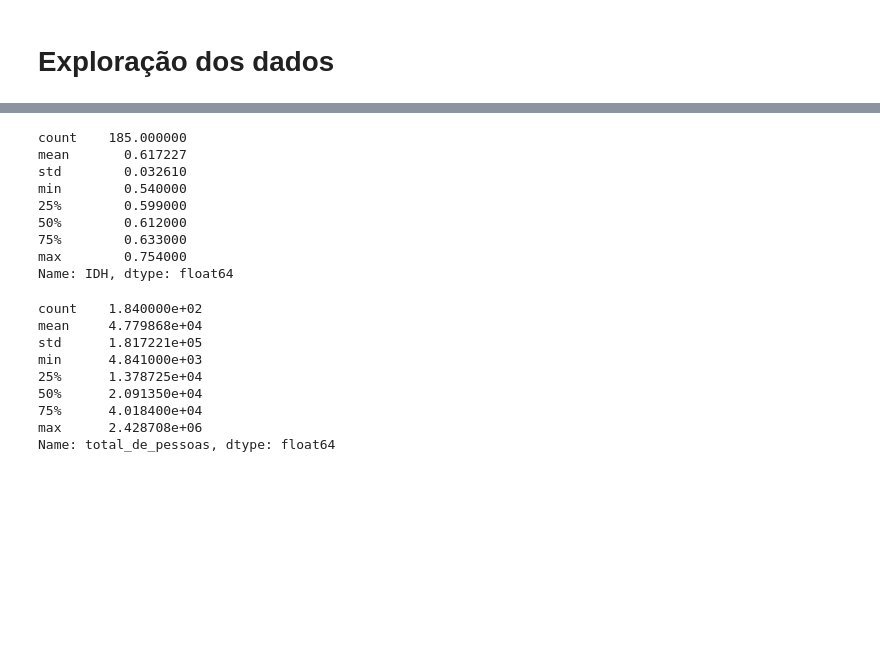
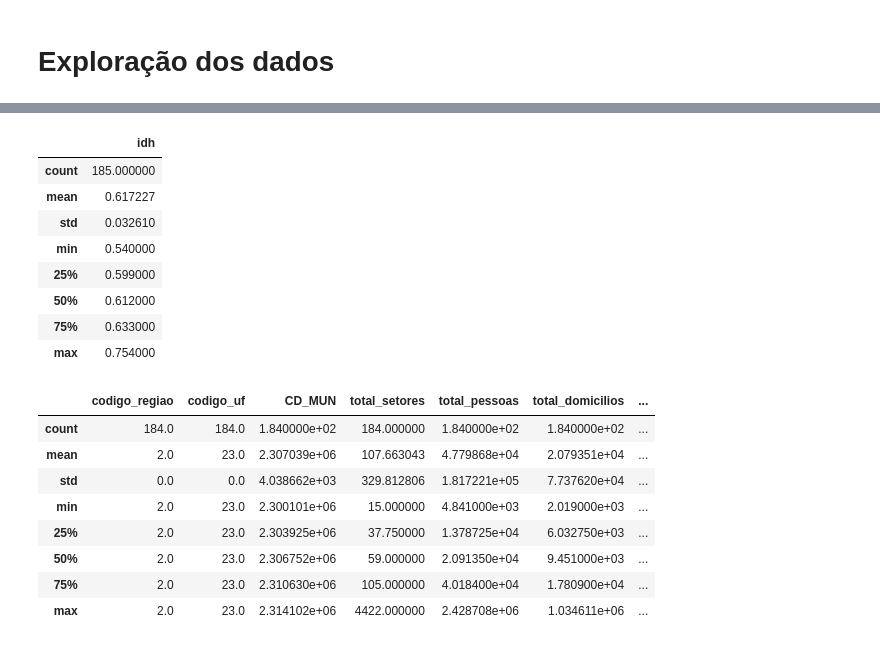
Before and after one commit to JoaoLucas23/BDG, a Jupyter notebook: tratamento_de_dados.ipynb, the cells around one changed output, grey strips where cells are left out. Drawn from its saved outputs; the diff is of its cells as text; code cells hidden in the pictures; blank space fills up the shorter version.

```diff
--- a/tratamento_de_dados.ipynb
+++ b/tratamento_de_dados.ipynb
@@ -137,0 +139,22 @@ df_censo.head(5)
+# %%
+# Criar um dicionário de mapeamento a partir do df_dicionario
+mapping = {
+    'CD_REGIAO': 'codigo_regiao',
+    'NM_REGIAO': 'nome_regiao',
+    'CD_UF': 'codigo_uf',
+    'NM_UF': 'nome_uf',
+    'CD_MUNICIPIO': 'codigo_municipio',
+    'NM_MUNICIPIO': 'nome_municipio',
+    'Total_setores': 'total_setores',
+    'v0001': 'total_pessoas',
+    'v0002': 'total_domicilios',
+    'v0003': 'total_domicilios_particulares',
+    'v0004': 'total_domicilios_coletivos',
+    'v0005': 'media_moradores_domicilio_particular_ocupado',
+    'v0006': 'percentual_domicilios_particulares_ocupados',
+    'v0007': 'total_domicilios_particulares_ocupados',
+}
+
+# Renomear as colunas do df_censo
+df_censo = df_censo.rename(columns=mapping)
+df_censo.head(5)
@@ -159,7 +210,7 @@ Data columns (total 26 columns):
 dtypes: int64(12), object(14)
 memory usage: 209.6+ MB
 # %%
-df_censo = df_censo[df_censo['NM_UF'] == 'Ceará'].reset_index(drop=True)
+df_censo = df_censo[df_censo['nome_uf'] == 'Ceará'].reset_index(drop=True)
 df_censo.info()
 # %% [output]
 <class 'pandas.core.frame.DataFrame'>
@@ -219,24 +282,24 @@ Name: QT_VOTOS, dtype: float64
 # %%
-df_idh['IDH'].describe()
+df_idh[['idh']].describe()
 # %% [output]
-count    185.000000
-mean       0.617227
-std        0.032610
-min        0.540000
-25%        0.599000
-50%        0.612000
-75%        0.633000
-max        0.754000
-Name: IDH, dtype: float64
+|  | idh |
+| count | 185.000000 |
+| mean | 0.617227 |
+| std | 0.032610 |
+| min | 0.540000 |
+| 25% | 0.599000 |
+| 50% | 0.612000 |
+| 75% | 0.633000 |
+| max | 0.754000 |
 # %%
-df_censo['total_de_pessoas'].describe()
+df_censo.describe()
 # %% [output]
-count    1.840000e+02
-mean     4.779868e+04
-std      1.817221e+05
-min      4.841000e+03
-25%      1.378725e+04
-50%      2.091350e+04
-75%      4.018400e+04
-max      2.428708e+06
-Name: total_de_pessoas, dtype: float64
+|  | codigo_regiao | codigo_uf | CD_MUN | total_setores | total_pessoas | total_domicilios | ... |
+| count | 184.0 | 184.0 | 1.840000e+02 | 184.000000 | 1.840000e+02 | 1.840000e+02 | ... |
+| mean | 2.0 | 23.0 | 2.307039e+06 | 107.663043 | 4.779868e+04 | 2.079351e+04 | ... |
+| std | 0.0 | 0.0 | 4.038662e+03 | 329.812806 | 1.817221e+05 | 7.737620e+04 | ... |
+| min | 2.0 | 23.0 | 2.300101e+06 | 15.000000 | 4.841000e+03 | 2.019000e+03 | ... |
+| 25% | 2.0 | 23.0 | 2.303925e+06 | 37.750000 | 1.378725e+04 | 6.032750e+03 | ... |
+| 50% | 2.0 | 23.0 | 2.306752e+06 | 59.000000 | 2.091350e+04 | 9.451000e+03 | ... |
+| 75% | 2.0 | 23.0 | 2.310630e+06 | 105.000000 | 4.018400e+04 | 1.780900e+04 | ... |
+| max | 2.0 | 23.0 | 2.314102e+06 | 4422.000000 | 2.428708e+06 | 1.034611e+06 | ... |
```
Also changed, not shown: parts of 14 cells of this notebook.
